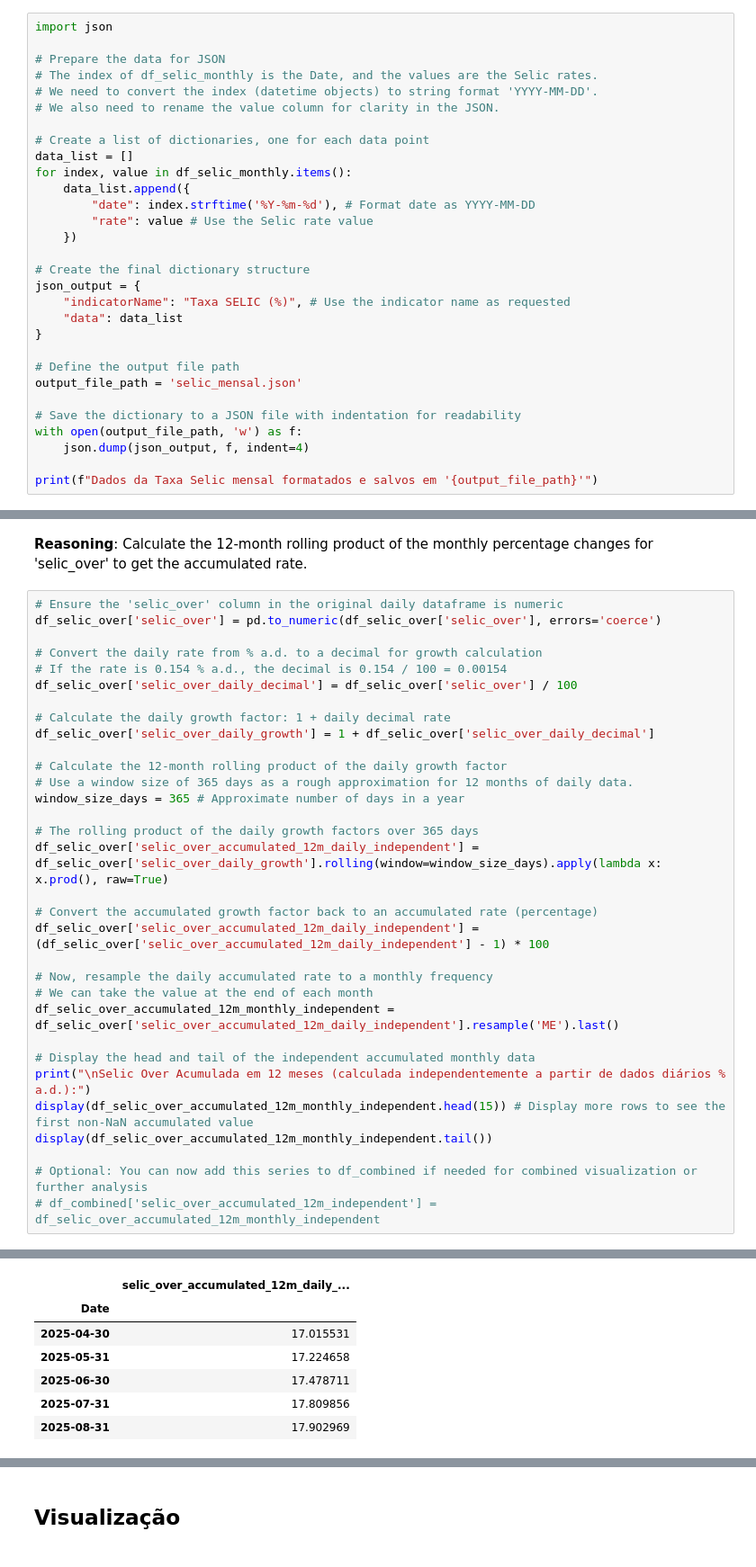
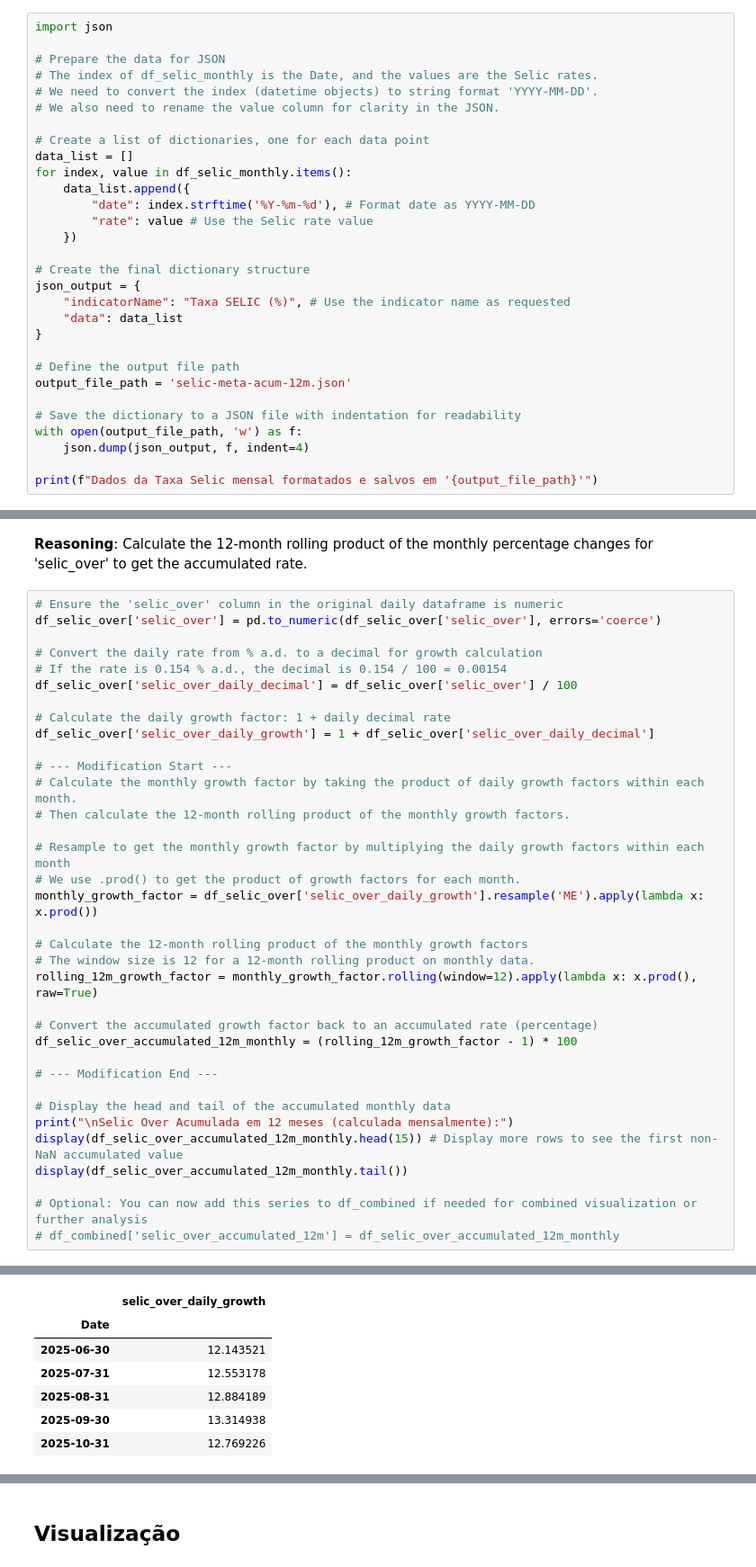
Before and after one commit to brasilemnumeros/dados, a Jupyter notebook: selic/Selic.ipynb, the cells around one changed output, grey strips where cells are left out. Shown at 90% size. Cells and saved outputs as stored; diff of their text form.

```diff
--- a/selic/Selic.ipynb
+++ b/selic/Selic.ipynb
@@ -384,7 +336,7 @@ json_output = {
 }
 
 # Define the output file path
-output_file_path = 'selic_mensal.json'
+output_file_path = 'selic-meta-acum-12m.json'
 
 # Save the dictionary to a JSON file with indentation for readability
 with open(output_file_path, 'w') as f:
@@ -522,25 +478,28 @@ df_selic_over['selic_over_daily_decimal'] = df_selic_over['selic_over'] / 100
 # Calculate the daily growth factor: 1 + daily decimal rate
 df_selic_over['selic_over_daily_growth'] = 1 + df_selic_over['selic_over_daily_decimal']
 
-# Calculate the 12-month rolling product of the daily growth factor
-# Use a window size of 365 days as a rough approximation for 12 months of daily data.
-window_size_days = 365 # Approximate number of days in a year
+# --- Modification Start ---
+# Calculate the monthly growth factor by taking the product of daily growth factors within each month.
+# Then calculate the 12-month rolling product of the monthly growth factors.
 
-# The rolling product of the daily growth factors over 365 days
-df_selic_over['selic_over_accumulated_12m_daily_independent'] = df_selic_over['selic_over_daily_growth'].rolling(window=window_size_days).apply(lambda x: x.prod(), raw=True)
+# Resample to get the monthly growth factor by multiplying the daily growth factors within each month
+# We use .prod() to get the product of growth factors for each month.
+monthly_growth_factor = df_selic_over['selic_over_daily_growth'].resample('ME').apply(lambda x: x.prod())
+
+# Calculate the 12-month rolling product of the monthly growth factors
+# The window size is 12 for a 12-month rolling product on monthly data.
+rolling_12m_growth_factor = monthly_growth_factor.rolling(window=12).apply(lambda x: x.prod(), raw=True)
 
 # Convert the accumulated growth factor back to an accumulated rate (percentage)
-df_selic_over['selic_over_accumulated_12m_daily_independent'] = (df_selic_over['selic_over_accumulated_12m_daily_independent'] - 1) * 100
+df_selic_over_accumulated_12m_monthly = (rolling_12m_growth_factor - 1) * 100
 
-# Now, resample the daily accumulated rate to a monthly frequency
-# We can take the value at the end of each month
-df_selic_over_accumulated_12m_monthly_independent = df_selic_over['selic_over_accumulated_12m_daily_independent'].resample('ME').last()
+# --- Modification End ---
 
-# Display the head and tail of the independent accumulated monthly data
-print("\nSelic Over Acumulada em 12 meses (calculada independentemente a partir de dados diários % a.d.):")
-display(df_selic_over_accumulated_12m_monthly_independent.head(15)) # Display more rows to see the first non-NaN accumulated value
-display(df_selic_over_accumulated_12m_monthly_independent.tail())
+# Display the head and tail of the accumulated monthly data
+print("\nSelic Over Acumulada em 12 meses (calculada mensalmente):")
+display(df_selic_over_accumulated_12m_monthly.head(15)) # Display more rows to see the first non-NaN accumulated value
+display(df_selic_over_accumulated_12m_monthly.tail())
 
 # Optional: You can now add this series to df_combined if needed for combined visualization or further analysis
-# df_combined['selic_over_accumulated_12m_independent'] = df_selic_over_accumulated_12m_monthly_independent
+# df_combined['selic_over_accumulated_12m'] = df_selic_over_accumulated_12m_monthly
 # %% [output]
@@ -565,11 +524,11 @@ Selic Over Acumulada em 12 meses (calculada independentemente a partir de dados
 dtype: float64
-|  | selic_over_accumulated_12m_daily_... |
+|  | selic_over_daily_growth |
 | Date |  |
-| 2025-04-30 | 17.015531 |
-| 2025-05-31 | 17.224658 |
-| 2025-06-30 | 17.478711 |
-| 2025-07-31 | 17.809856 |
-| 2025-08-31 | 17.902969 |
+| 2025-06-30 | 12.143521 |
+| 2025-07-31 | 12.553178 |
+| 2025-08-31 | 12.884189 |
+| 2025-09-30 | 13.314938 |
+| 2025-10-31 | 12.769226 |
 dtype: float64
 # %% [markdown]
 ## Visualização
```
Also changed, not shown: parts of 40 cells of this notebook.
